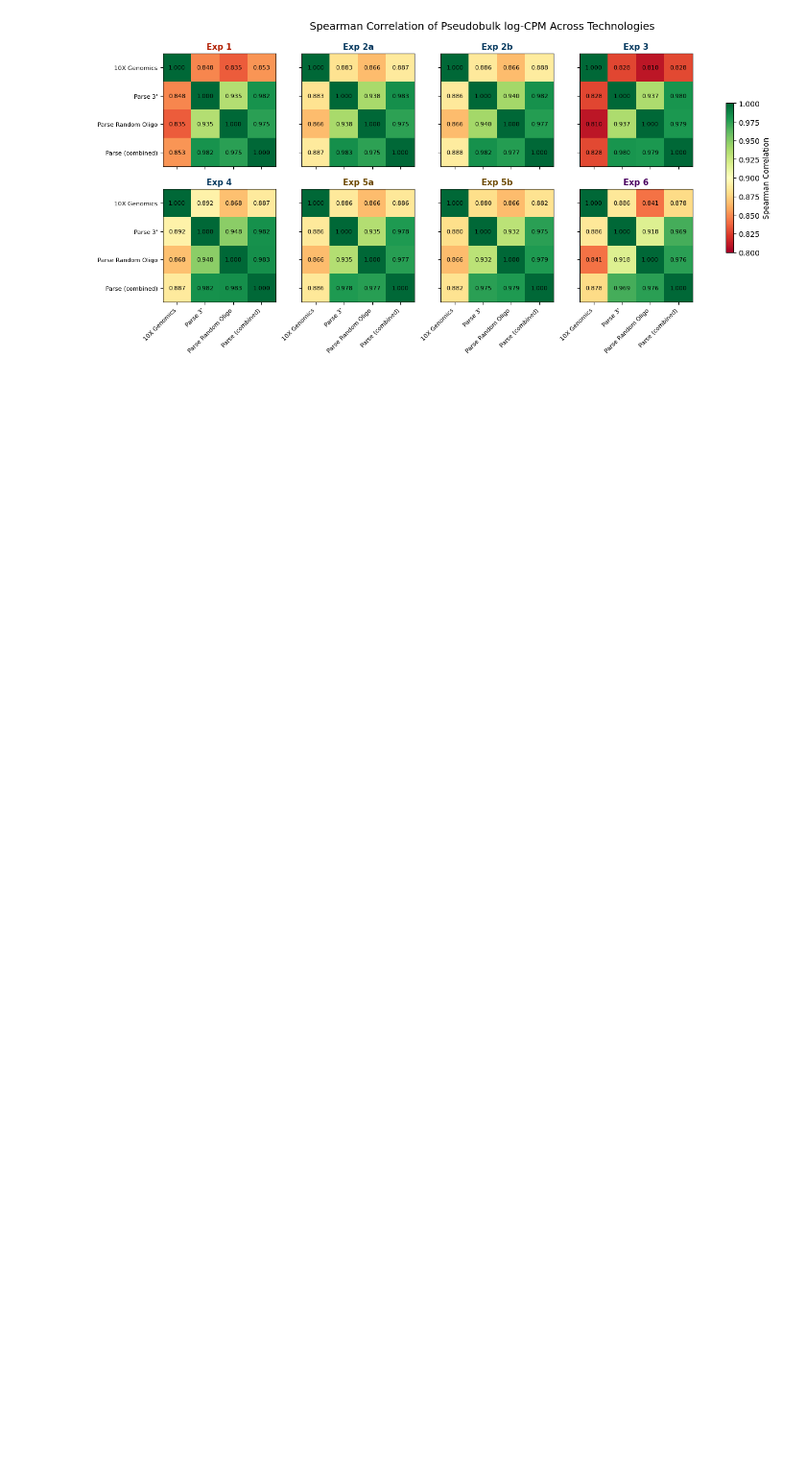
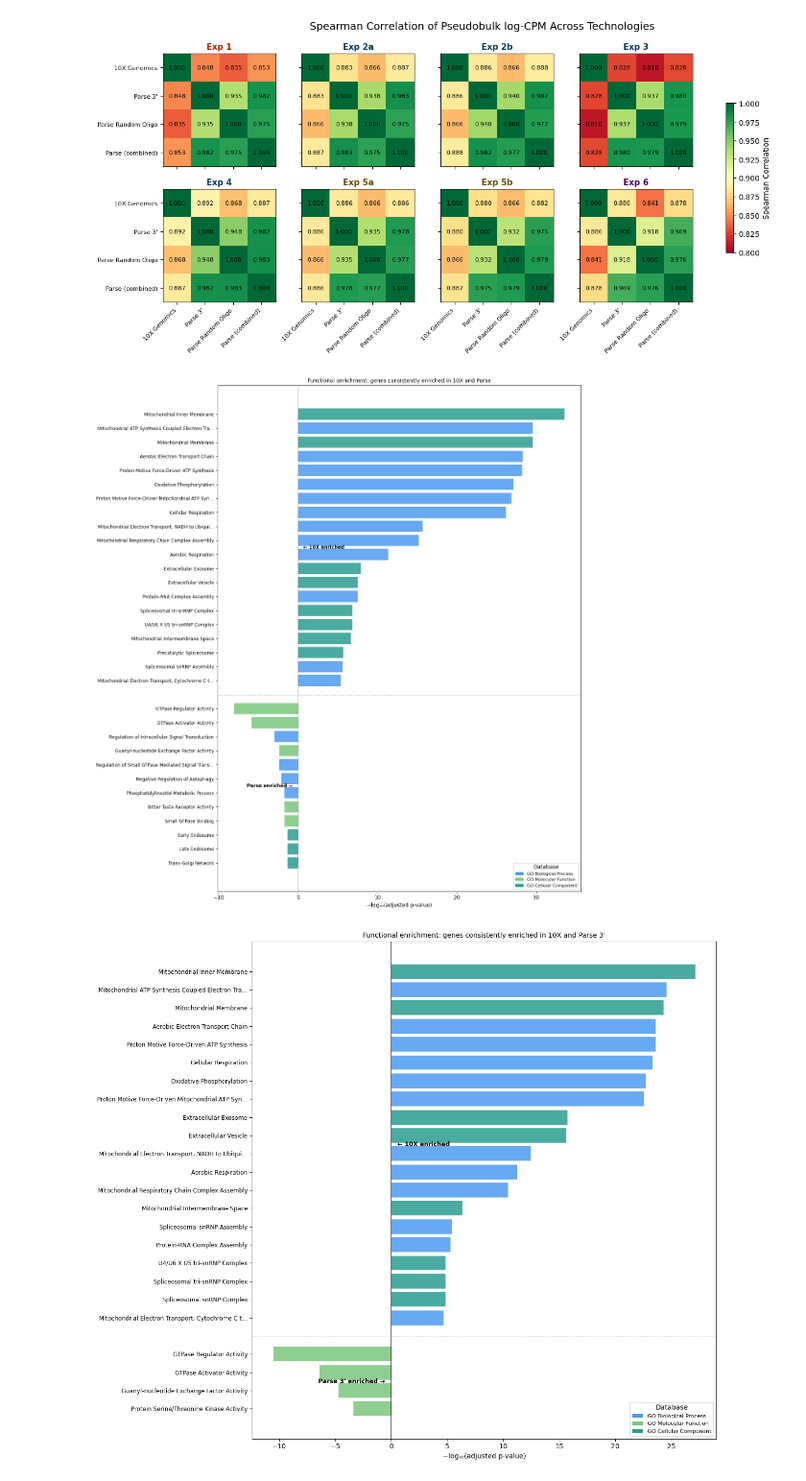
Before and after one commit to mcaskey6/10XvParse, a Jupyter notebook: Notebooks/Comparisons/boxplots.ipynb, the cells around one changed output. Shown at 96% size. Drawn from its saved outputs; the diff is of its cells as text; code cells hidden in the pictures; blank space fills up the shorter version.

```diff
--- a/Notebooks/Comparisons/boxplots.ipynb
+++ b/Notebooks/Comparisons/boxplots.ipynb
@@ -662,3 +663,14 @@ fig.suptitle(f'{CORR_METHOD.capitalize()} Correlation of Pseudobulk log-CPM Acro
 plt.show()
 # %% [output]
 [figure]
+# %%
+from pathlib import Path
+from XvP_utils import plotting
+base = Path("/home/mcaskey/10XvParse/Notebooks/Comparisons")
+
+plotting.plot_goseq_enrichment_bar(base / "10XvParse",   {"10x": "10X", "parse": "Parse"})
+plotting.plot_goseq_enrichment_bar(base / "10XvPolyT",   {"10x": "10X", "polyT": "Parse 3'"})
+plotting.plot_goseq_enrichment_bar(base / "PolyTvRandO", {"polyT": "Parse 3'", "randO": "Parse Random Oligo"})
+# %% [output]
+[figure, added]
+[figure, added]
```
Also changed, not shown: parts of 5 cells of this notebook, 29 other files.
